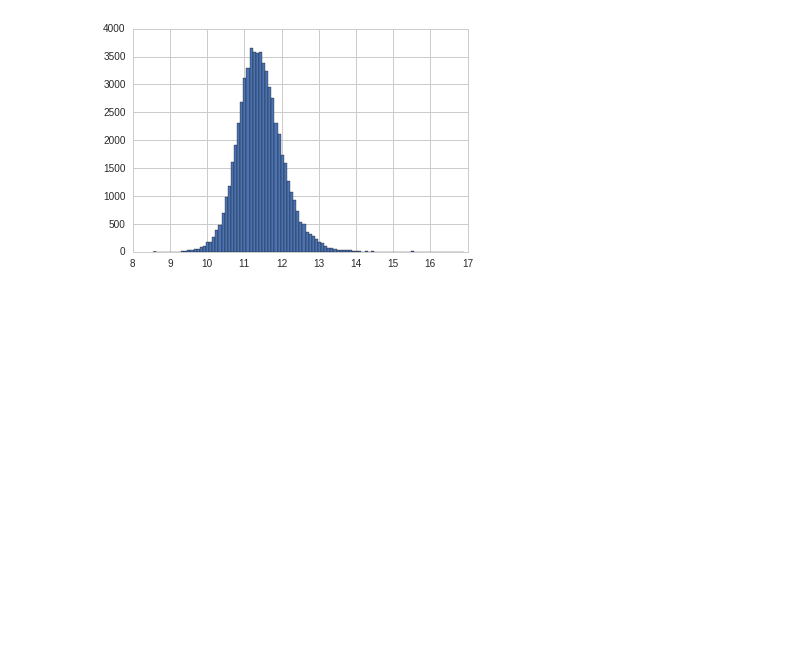
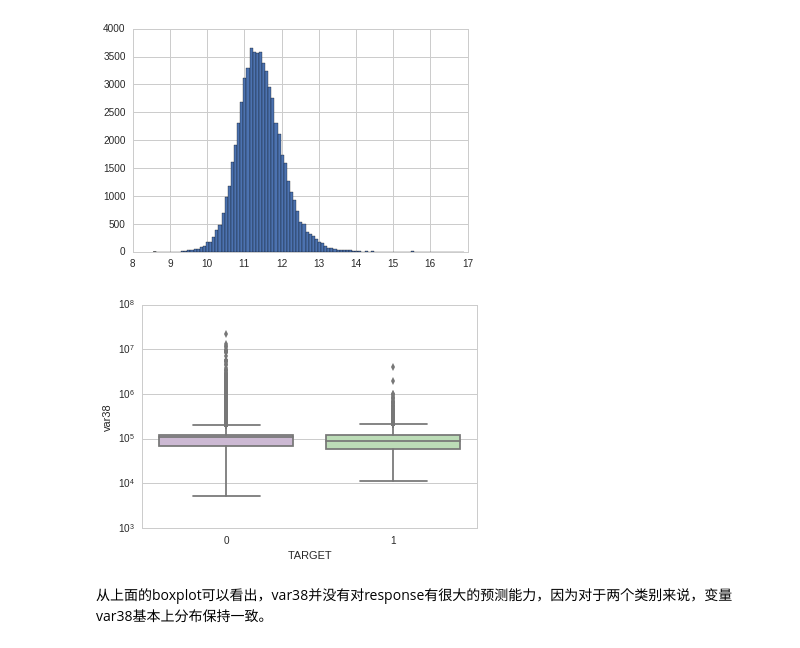
Before and after one commit to hanxlinsist/jupyter_hub, a Jupyter notebook: Santander Customer Satisfaction.ipynb, the cells around one changed output. Drawn from its saved outputs; the diff is of its cells as text; code cells hidden in the pictures; blank space fills up the shorter version.

```diff
--- a/Santander Customer Satisfaction.ipynb
+++ b/Santander Customer Satisfaction.ipynb
@@ -156,3 +156,11 @@ train.loc[~np.isclose(train.var38, 117310.979016), 'var38'].map(np.log).hist(bin
 plt.show()
 # %% [output]
 [figure]
+# %%
+ax = sns.boxplot(x="TARGET", y="var38", data=train, palette="PRGn")
+ax.set_yscale("log", nonposy='clip')
+plt.show()
+# %% [output]
+[figure, added]
+# %% [markdown]
+从上面的boxplot可以看出，var38并没有对response有很大的预测能力，因为对于两个类别来说，变量var38基本上分布保持一致。
```
Also changed, not shown: parts of 35 cells of this notebook.
